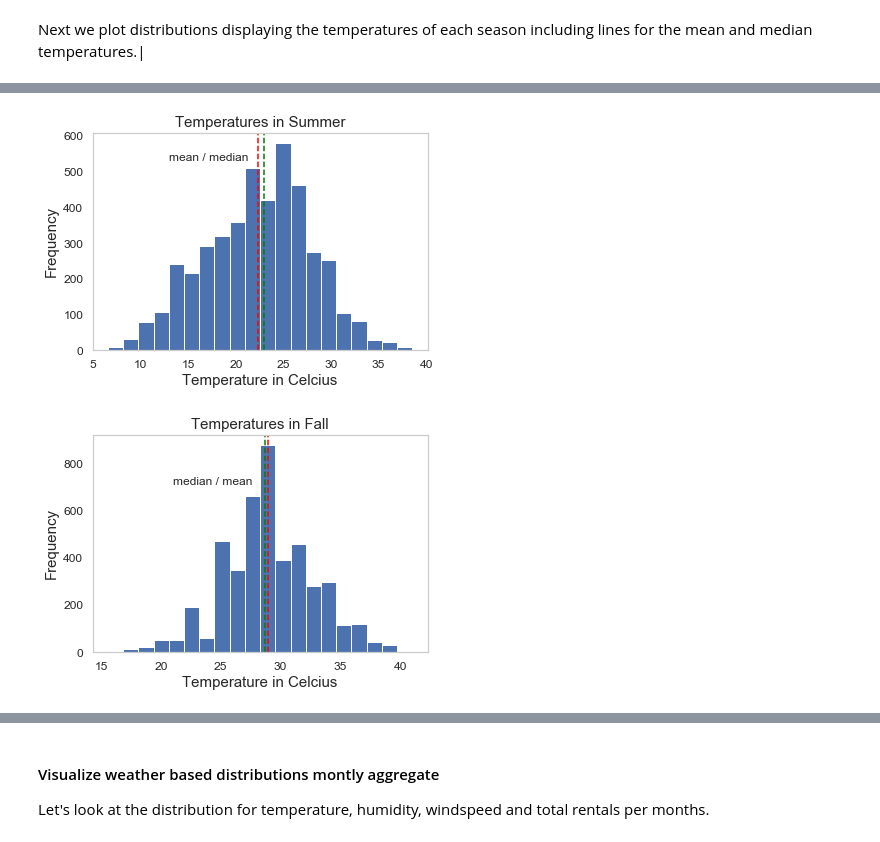
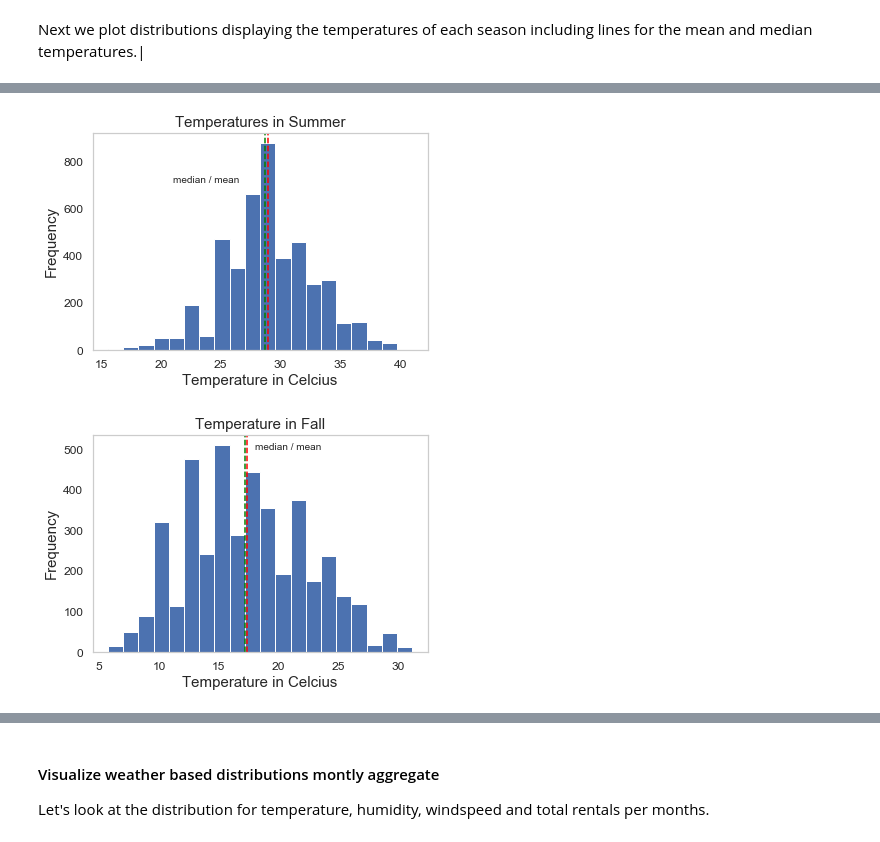
Before and after one commit to chrisjcc/DataInsight, a Jupyter notebook: examples/bike_sharing_data_challenge_ELT.ipynb, the cells around one changed output, grey strips where cells are left out. Drawn from its saved outputs; the diff is of its cells as text; code cells hidden in the pictures.

```diff
--- a/examples/bike_sharing_data_challenge_ELT.ipynb
+++ b/examples/bike_sharing_data_challenge_ELT.ipynb
@@ -287,8 +287,17 @@ We will create a similar plot later to compare model predictions against held-ou
 
 Next, we calculated the mean, the median and the standard deviation of all seasons. We also convert the temperature, since the data of temperature was divided to 41.
 # %%
+# Calculating Median, Mean and Standard deviation of winter
+winter  = data.query('season == 1').temp
+wi_mean = np.mean(winter)*41
+print(wi_mean)
+wi_median = np.median(winter)*41
+print(wi_median)
+wi_sd = np.std(winter)*41
+print(wi_sd)
+
 # Calculating Median, Mean and Standard deviation of spring
-spring  = data.query('season == 1').temp
+spring = data.query('season == 2').temp
 sp_mean = np.mean(spring)*41
 print(sp_mean)
 sp_median = np.median(spring)*41
@@ -297,7 +306,7 @@ sp_sd = np.std(spring)*41
 print(sp_sd)
 
 # Calculating Median, Mean and Standard deviation of summer
-summer = data.query('season == 2').temp
+summer = data.query('season == 3').temp
 su_mean = np.mean(summer)*41
 print(su_mean)
 su_median = np.median(summer)*41
@@ -305,24 +314,14 @@ print(su_median)
 su_sd = np.std(summer)*41
 print(su_sd)
 
-# Calculating Median, Mean and Standard deviation of fall
-fall = data.query('season == 3').temp
+# Calculating Median, Mean and Standard deviation of winter
+fall = data.query('season == 4').temp
 fa_mean = np.mean(fall)*41
 print(fa_mean)
 fa_median = np.median(fall)*41
 print(fa_median)
-#fa.sd <- sd(fall)
 fa_sd = np.std(fall)*41
 print(fa_sd)
-
-# Calculating Median, Mean and Standard deviation of winter
-winter = data.query('season == 4').temp
-wi_mean = np.mean(winter)*41
-print(wi_mean)
-wi_median = np.median(winter)*41
-print(wi_median)
-wi_sd = np.std(winter)*41
-print(wi_sd)
 # %% [output]
 12.265011786892975
 11.48
@@ -376,19 +386,19 @@ summer.multiply(41).hist(bins=20, grid=False, xlabelsize=12, ylabelsize=12)
 plt.title("Temperatures in Summer", size=15)
 plt.xlabel("Temperature in Celcius", fontsize=15)
 plt.ylabel("Frequency", fontsize=15)
-plt.axvline(su_mean, 0, 1, color='red', linestyle='--', label='mean')
-plt.text(13, 530,'mean / median',rotation=0)
+plt.axvline(su_mean, 0, 1, color='red', linestyle='--')
+plt.text(21, 710,'median / mean',rotation=0)
 plt.axvline(su_median, 0, 1, color='green', linestyle='--');
 # %% [output]
-[figure, old version]
+[figure, new version]
 # %%
 # Plot distribution of temperatures in Fall
 fall.multiply(41).hist(bins=20, grid=False, xlabelsize=12, ylabelsize=12)
-plt.title("Temperatures in Fall", size=15)
+plt.title("Temperature in Fall", size=15)
 plt.xlabel("Temperature in Celcius", fontsize=15)
 plt.ylabel("Frequency", fontsize=15)
 plt.axvline(fa_mean, 0, 1, color='red', linestyle='--')
-plt.text(21, 710,'median / mean',rotation=0)
+plt.text(18, 500,'median / mean',rotation=0)
 plt.axvline(fa_median, 0, 1, color='green', linestyle='--');
 # %% [output]
-[figure, old version]
+[figure, new version]
```
Also changed, not shown: parts of 18 cells of this notebook, 1 other file.
